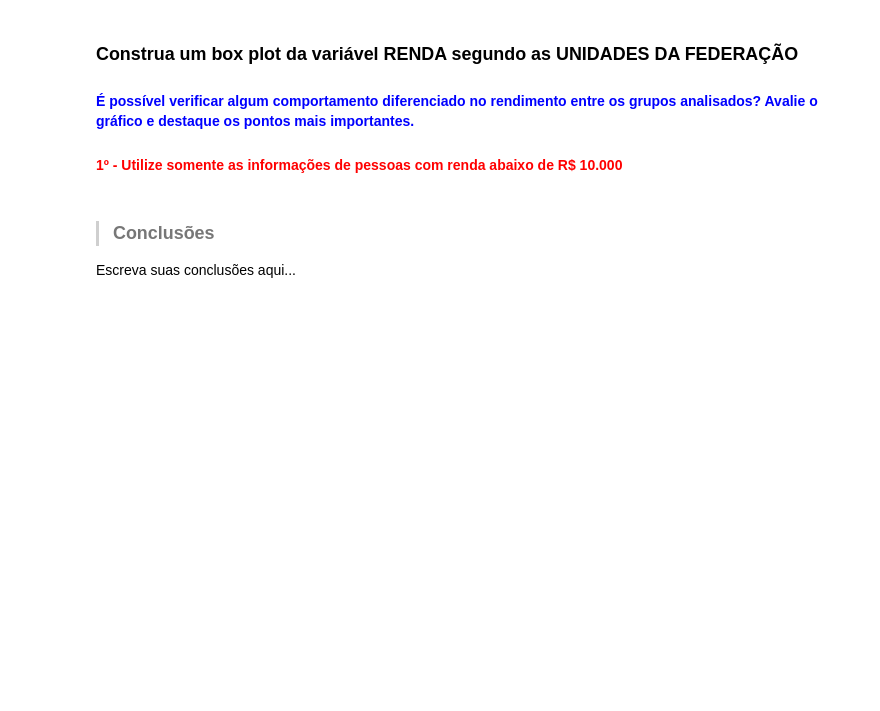
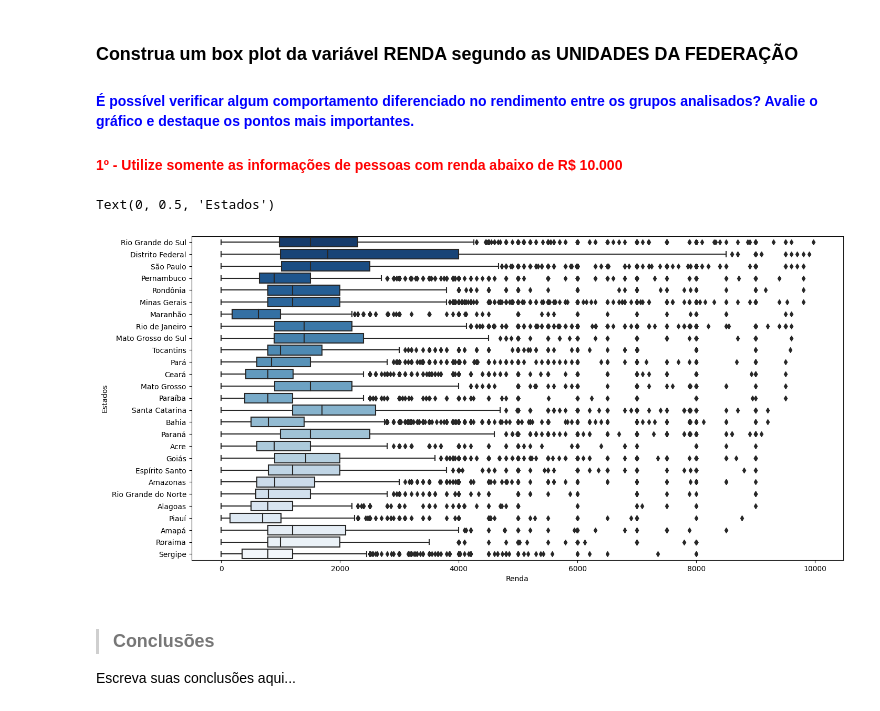
Before and after one commit to smcco94/DataAnalytics, a Jupyter notebook: Formação_Data_Sciency/Modulo_1/Projetos/Analise_Descritiva/Análise_Descritiva.ipynb, the cells around one changed output. Cells and saved outputs as stored; diff of their text form; code cells hidden in the pictures; blank space fills up the shorter version.

```diff
--- a/Formação_Data_Sciency/Modulo_1/Projetos/Analise_Descritiva/Análise_Descritiva.ipynb
+++ b/Formação_Data_Sciency/Modulo_1/Projetos/Analise_Descritiva/Análise_Descritiva.ipynb
@@ -548,6 +608,13 @@ Escreva suas conclusões aqui...
 ### Construa um box plot da variável RENDA segundo as UNIDADES DA FEDERAÇÃO
 #### <font color='blue'>É possível verificar algum comportamento diferenciado no rendimento entre os grupos analisados? Avalie o gráfico e destaque os pontos mais importantes.</font>
 #### <font color='red'>1º - Utilize somente as informações de pessoas com renda abaixo de R$ 10.000</font>
+# %%
+plt.figure(figsize=(16,8))
+sns.boxplot(data=dados.query('Renda < 10000').sort_values('Renda', ascending=False),x = 'Renda', y = 'UF',palette='Blues_r')
+plt.ylabel('Estados')
+# %% [output]
+Text(0, 0.5, 'Estados')
+[figure, added]
 # %% [markdown]
 > ### Conclusões
 
```
Also changed, not shown: parts of 5 cells of this notebook.
